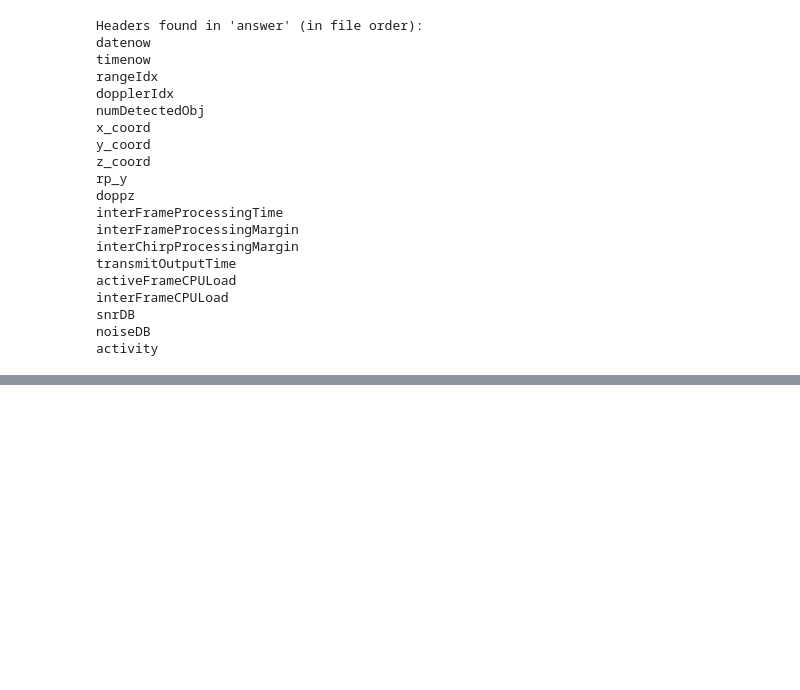
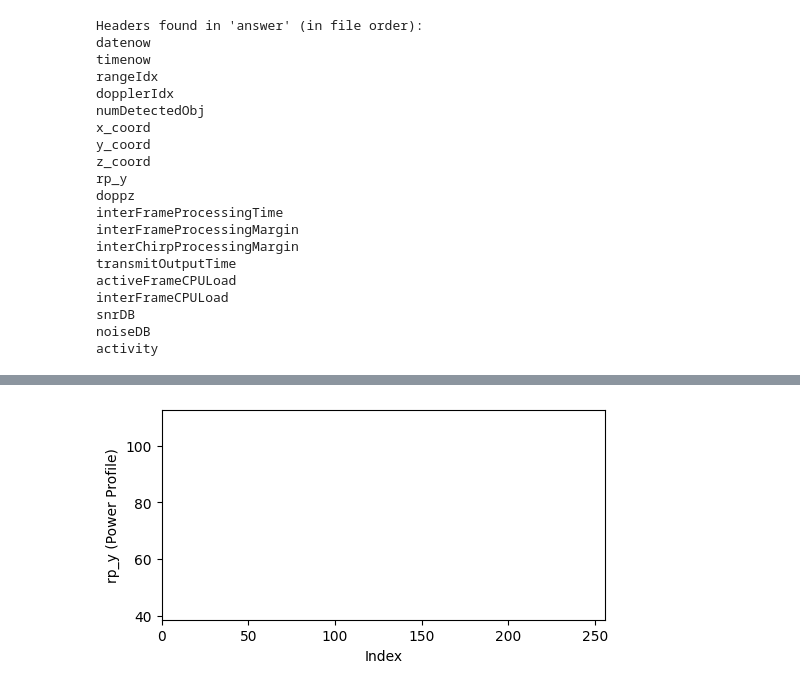
Before and after one commit to pranjal-chatterjee/radar-testing, a Jupyter notebook: test.ipynb, the cells around one changed output, grey strips where cells are left out. Drawn from its saved outputs; the diff is of its cells as text; code cells hidden in the pictures; blank space fills up the shorter version.

Commit message:
power profile plot

```diff
--- a/test.ipynb
+++ b/test.ipynb
@@ -75,0 +123,45 @@ Total frames: 36
+# %%
+from matplotlib.animation import FuncAnimation
+
+# Sort timenow values for smooth animation
+all_times_sorted = sorted(grouped_by_time.keys())
+
+# Create a list of rp_y arrays (take the first rp_y for each timenow if there are multiple)
+rp_y_frames = []
+for t in all_times_sorted:
+    rp_y_list = [entry["rp_y"] for entry in grouped_by_time[t] if entry["rp_y"] is not None]
+    if rp_y_list:
+        rp_y_frames.append(rp_y_list[0])  # Use first entry per time, or adjust if you want to aggregate
+
+n_frames = len(rp_y_frames)
+max_length = max(len(rp) for rp in rp_y_frames)
+min_val = min(min(rp) for rp in rp_y_frames)
+max_val = max(max(rp) for rp in rp_y_frames)
+# %%
+fig, ax = plt.subplots(figsize=(6, 3), constrained_layout=True)
+line, = ax.plot([], [], lw=2)
+ax.set_xlim(0, max_length)
+ax.set_ylim(min_val, max_val)
+ax.set_xlabel("Index")
+ax.set_ylabel("rp_y (Power Profile)")
+title = ax.set_title("")
+
+def init():
+    line.set_data([], [])
+    title.set_text("")
+    return line, title
+
+def animate(i):
+    y = rp_y_frames[i]
+    x = list(range(len(y)))
+    line.set_data(x, y)
+    title.set_text(f"rp_y at timenow: {all_times_sorted[i]}")
+    return line, title
+
+ani = FuncAnimation(fig, animate, frames=n_frames, init_func=init,
+                    interval=500, blit=True, repeat=True)
+
+plt.tight_layout()
+plt.show()
+# %% [output]
+[figure, added]
```
Also changed, not shown: parts of 5 cells of this notebook, 11 other files.
